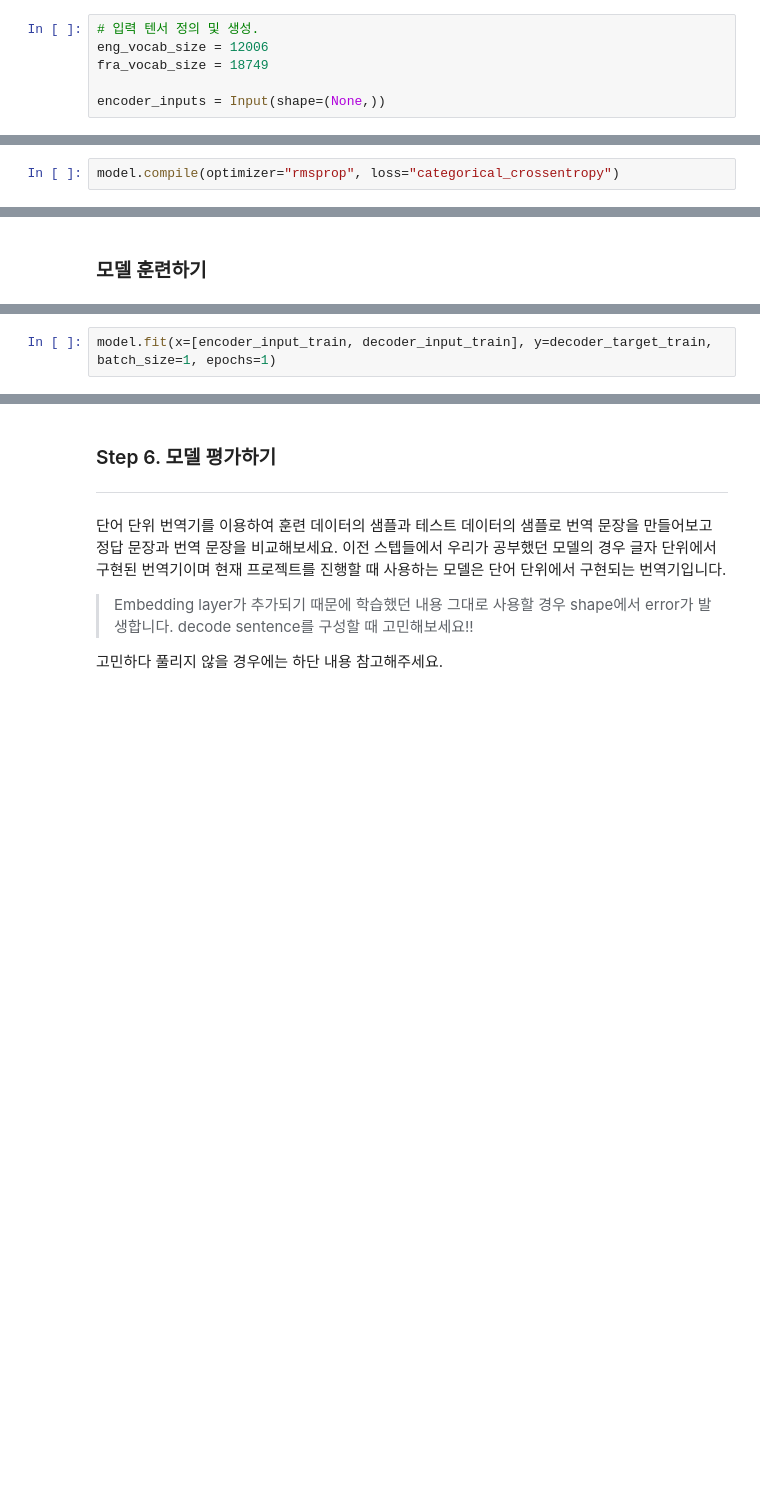
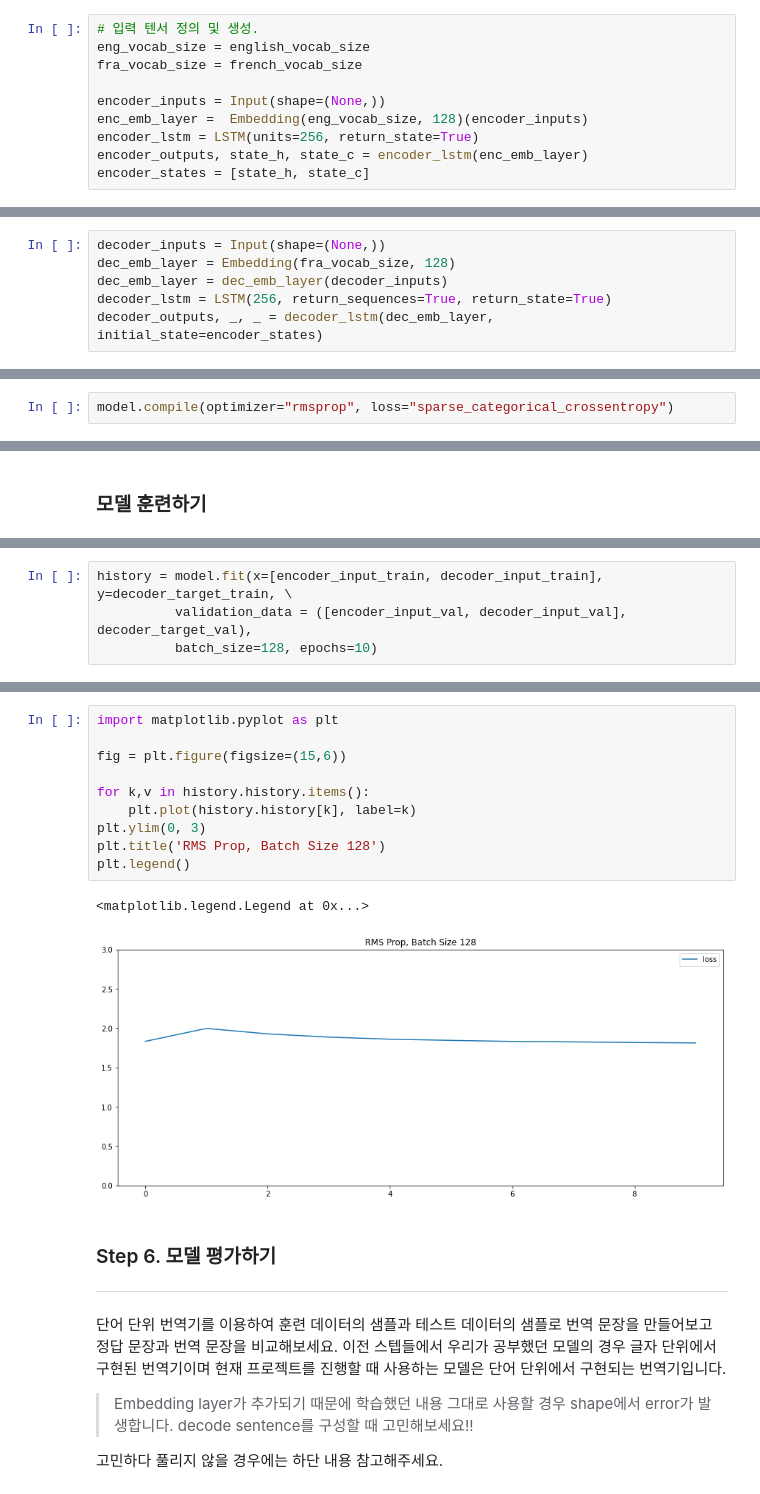
Before and after one commit to docosa2/first-repository, a Jupyter notebook: EX-10 Translator - seq2seq - Project.ipynb, the cells around one changed output, grey strips where cells are left out. Drawn from its saved outputs; the diff is of its cells as text; blank space fills up the shorter version.

```diff
--- a/EX-10 Translator - seq2seq - Project.ipynb
+++ b/EX-10 Translator - seq2seq - Project.ipynb
@@ -394,7 +358,11 @@ from tensorflow.keras.models import Model
 #### 인코더
 # %%
 # 입력 텐서 정의 및 생성.
-eng_vocab_size = 12006
-fra_vocab_size = 18749
+eng_vocab_size = english_vocab_size
+fra_vocab_size = french_vocab_size
 
 encoder_inputs = Input(shape=(None,))
+enc_emb_layer =  Embedding(eng_vocab_size, 128)(encoder_inputs)
+encoder_lstm = LSTM(units=256, return_state=True)
+encoder_outputs, state_h, state_c = encoder_lstm(enc_emb_layer)
+encoder_states = [state_h, state_c]
@@ -427,3 +371,9 @@ decoder_outputs, _, _= decoder_lstm(decoder_inputs, initial_state = encoder_stat
+# %%
+decoder_inputs = Input(shape=(None,))
+dec_emb_layer = Embedding(fra_vocab_size, 128)
+dec_emb_layer = dec_emb_layer(decoder_inputs)
+decoder_lstm = LSTM(256, return_sequences=True, return_state=True)
+decoder_outputs, _, _ = decoder_lstm(dec_emb_layer, initial_state=encoder_states)
 # %% [markdown]
 #### 출력층
 # %%
@@ -437,7 +387,7 @@ decoder_outputs = decoder_softmax_layer(decoder_outputs)
 # %%
 model = Model([encoder_inputs, decoder_inputs], decoder_outputs)
 # %%
-model.compile(optimizer="rmsprop", loss="categorical_crossentropy")
+model.compile(optimizer="rmsprop", loss="sparse_categorical_crossentropy")
 # %%
 model.summary()
 # %% [output]
@@ -463,3 +417,5 @@ ________________________________________________________________________________
 # %%
-model.fit(x=[encoder_input_train, decoder_input_train], y=decoder_target_train, batch_size=1, epochs=1)
+history = model.fit(x=[encoder_input_train, decoder_input_train], y=decoder_target_train, \
+          validation_data = ([encoder_input_val, decoder_input_val], decoder_target_val),
+          batch_size=128, epochs=10)
 # %% [output]
@@ -467,3 +442,16 @@ TypeError: fit() got an unexpected keyword argument 'device'
+# %%
+import matplotlib.pyplot as plt
+
+fig = plt.figure(figsize=(15,6))
+
+for k,v in history.history.items():
+    plt.plot(history.history[k], label=k)
+plt.ylim(0, 3)
+plt.title('RMS Prop, Batch Size 128')
+plt.legend()
+# %% [output]
+<matplotlib.legend.Legend at 0x...>
+[figure, added]
 # %% [markdown]
 ### Step 6. 모델 평가하기
 ---
```
Also changed, not shown: parts of 48 cells of this notebook.
